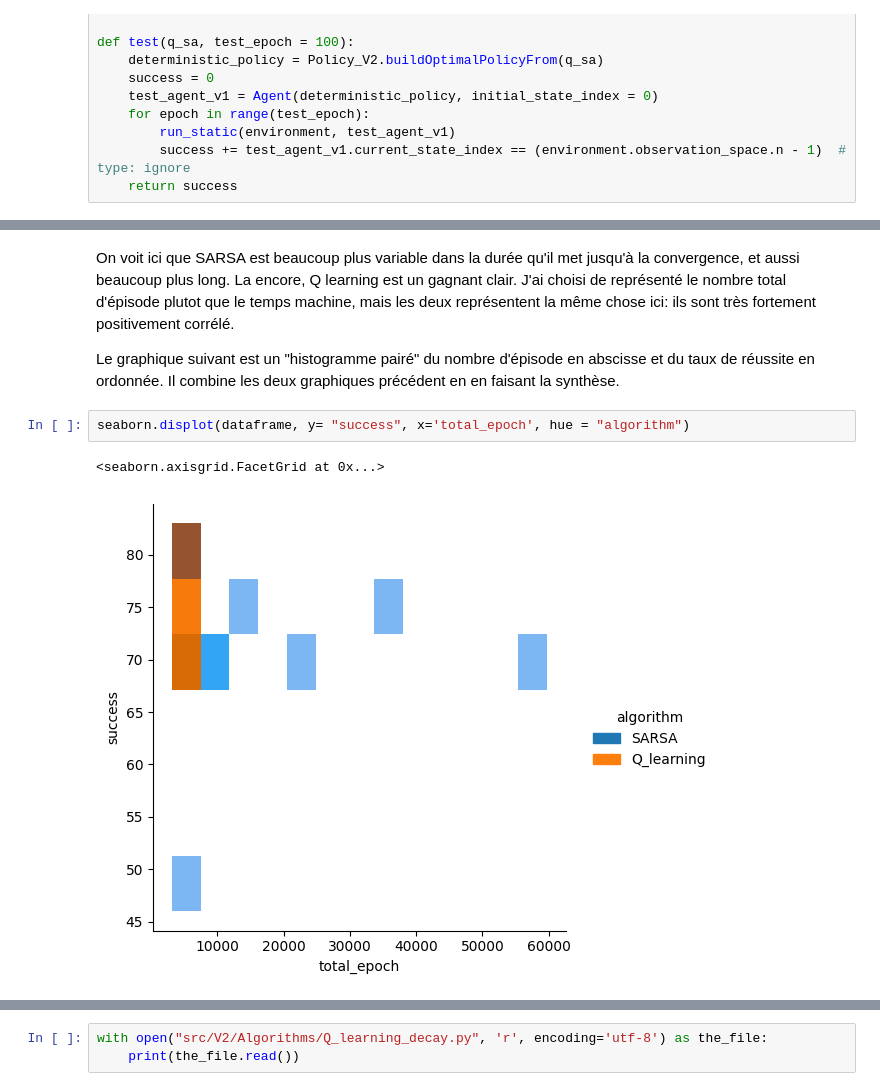
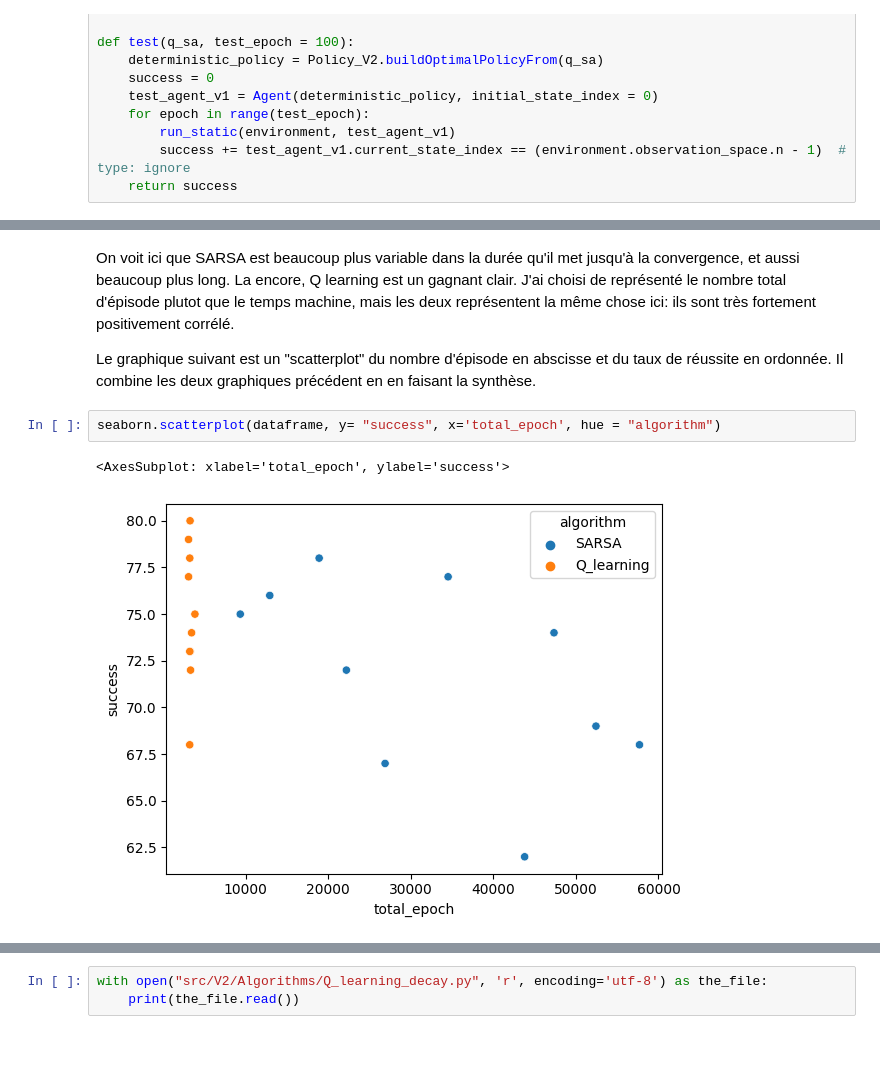
Before and after one commit to guilhemheinrich/Frozen-Lake-rl-tutorial, a Jupyter notebook: Frozen_Lake_comparatif.ipynb, the cells around one changed output, grey strips where cells are left out. Cells and saved outputs as stored; diff of their text form; blank space fills up the shorter version.

```diff
--- a/Frozen_Lake_comparatif.ipynb
+++ b/Frozen_Lake_comparatif.ipynb
@@ -325,10 +482,10 @@ SARSA is 5.121236391682241 slower (on average) than Q-learning
 # %% [markdown]
 On voit ici que SARSA est beaucoup plus variable dans la durée qu'il met jusqu'à la convergence, et aussi beaucoup plus long. La encore, Q learning est un gagnant clair. J'ai choisi de représenté le nombre total d'épisode plutot que le temps machine, mais les deux représentent la même chose ici: ils sont très fortement positivement corrélé.
 
-Le graphique suivant est un "histogramme pairé" du nombre d'épisode en abscisse et du taux de réussite en ordonnée. Il combine les deux graphiques précédent en en faisant la synthèse.
+Le graphique suivant est un "scatterplot" du nombre d'épisode en abscisse et du taux de réussite en ordonnée. Il combine les deux graphiques précédent en en faisant la synthèse.
 # %%
-seaborn.displot(dataframe, y= "success", x='total_epoch', hue = "algorithm")
+seaborn.scatterplot(dataframe, y= "success", x='total_epoch', hue = "algorithm")
 # %% [output]
-<seaborn.axisgrid.FacetGrid at 0x...>
+<AxesSubplot: xlabel='total_epoch', ylabel='success'>
-[figure, old version]
+[figure, new version]
 # %% [markdown]
```
Also changed, not shown: parts of 25 cells of this notebook, 3 other files.
